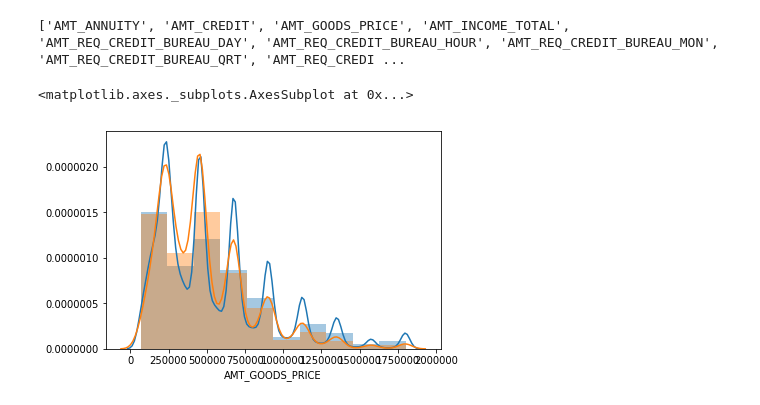
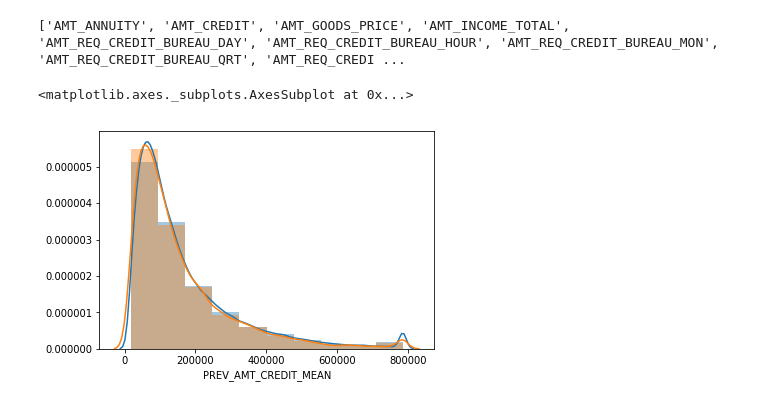
Before and after one commit to nykeijiban/kaggle-training, a Jupyter notebook: home-credit.ipynb, the cells around one changed output. Drawn from its saved outputs; the diff is of its cells as text; code cells hidden in the pictures.

```diff
--- a/home-credit.ipynb
+++ b/home-credit.ipynb
@@ -370,18 +555,18 @@ To retain the current behavior and silence the warning, pass 'sort=True'.
 # テーブルの結合
 
 # bureau
-df_app = df_app.merge(load_bureau_data(), on='SK_ID_CURR', how='left', suffixes=['', '_BUR'])
+df_app = df_app.merge(load_bureau_data(), on='SK_ID_CURR', how='left')
 
 # previous_application
-df_app = df_app.merge(load_prev_application_data(), on='SK_ID_CURR', how='left', suffixes=['', '_PREV'])
+df_app = df_app.merge(load_prev_application_data(), on='SK_ID_CURR', how='left')
 
 #POS_CASH_balance
-df_app = df_app.merge(load_pos_cash_data(), on='SK_ID_CURR', how='left', suffixes=['', '_POS'])
+df_app = df_app.merge(load_pos_cash_data(), on='SK_ID_CURR', how='left')
 
 #installments_payments_balance
-df_app = df_app.merge(load_installments_payments_data(), on='SK_ID_CURR', how='left', suffixes=['', '_INS'])
+df_app = df_app.merge(load_installments_payments_data(), on='SK_ID_CURR', how='left')
 
 #credit_card_balance
-df_app = df_app.merge(load_credit_card_balance_data(), on='SK_ID_CURR', how='left', suffixes=['', '_CC'])
+df_app = df_app.merge(load_credit_card_balance_data(), on='SK_ID_CURR', how='left')
 df_app.shape
 # %% [output]
@@ -429,21 +613,21 @@ Name: TARGET, dtype: float64
 # 不要なレコードを削除
 
 df_app = df_app[df_app['CODE_GENDER'] != 'XNA']
+# %%
+# 外れ値をNaNに変換
+
+df_app['DAYS_EMPLOYED'].replace(365243, np.nan, inplace= True)
 # %%
 # 特徴同士の組み合わせによる特徴量の作成
 df_app['ANNUITY_INCOME_PERCENT'] = df_app['AMT_ANNUITY'] / df_app['AMT_INCOME_TOTAL']
-df_app['CREDIT_INCOME_PERCENT'] = df_app['AMT_CREDIT'] / df_app['AMT_INCOME_TOTAL']
 df_app['CREDIT_ANNUITY_PERCENT'] = df_app['AMT_CREDIT'] / df_app['AMT_ANNUITY']
 df_app['ANNUITY_PRICE_PERCENT'] = df_app['AMT_ANNUITY'] / df_app['AMT_GOODS_PRICE']
-df_app['EMPLOYED_BIRTH_RATIO'] = df_app['DAYS_EMPLOYED'] / df_app['DAYS_BIRTH']
-df_app['CREDIT_BIRTH_RATIO'] = df_app['DAYS_CREDIT'] / df_app['DAYS_BIRTH']
-df_app['PUBLISH_BIRTH_RATIO'] = df_app['DAYS_ID_PUBLISH'] / df_app['DAYS_BIRTH']
-df_app['AMT_CREDIT_DEBT_PERCENT'] = np.log1p(df_app['AMT_CREDIT_SUM'] / df_app['AMT_CREDIT_SUM_DEBT'].replace(0, np.nan))
+df_app['CREDIT_PRICE_PERCENT'] = df_app['AMT_CREDIT'] / df_app['AMT_GOODS_PRICE']
 # %%
 # clipping
 
-num_cols = df_app[df_app.columns[df_app.columns != 'index']].select_dtypes(include='number').columns.tolist()
-print(num_cols)
+num_cols = df_app.select_dtypes(include='number').columns.tolist()
+print(df_app.select_dtypes(include='number').sort_index(axis=1, ascending=True).columns.tolist())
 
 p01 = df_app[num_cols].quantile(0.01)
 p99 = df_app[num_cols].quantile(0.99)
@@ -455,8 +639,10 @@ df_app[num_cols] = df_app[num_cols].clip(p01, p99, axis=1)
 # %%
 app_train = df_app[df_app['TARGET'].notnull()]
 
-sns.distplot(app_train.loc[app_train['TARGET'] == 0, 'AMT_GOODS_PRICE'], kde=True, rug=False, bins=10)
-sns.distplot(app_train.loc[app_train['TARGET'] == 1, 'AMT_GOODS_PRICE'], kde=True, rug=False, bins=10)
+# 各列の置換
+
+sns.distplot(app_train.loc[app_train['TARGET'] == 0, 'PREV_AMT_CREDIT_MEAN'], kde=True, rug=False, bins=10)
+sns.distplot(app_train.loc[app_train['TARGET'] == 1, 'PREV_AMT_CREDIT_MEAN'], kde=True, rug=False, bins=10)
 # %% [output]
 <matplotlib.axes._subplots.AxesSubplot at 0x...>
-[figure, old version]
+[figure, new version]
```
Also changed, not shown: parts of 26 cells of this notebook.
